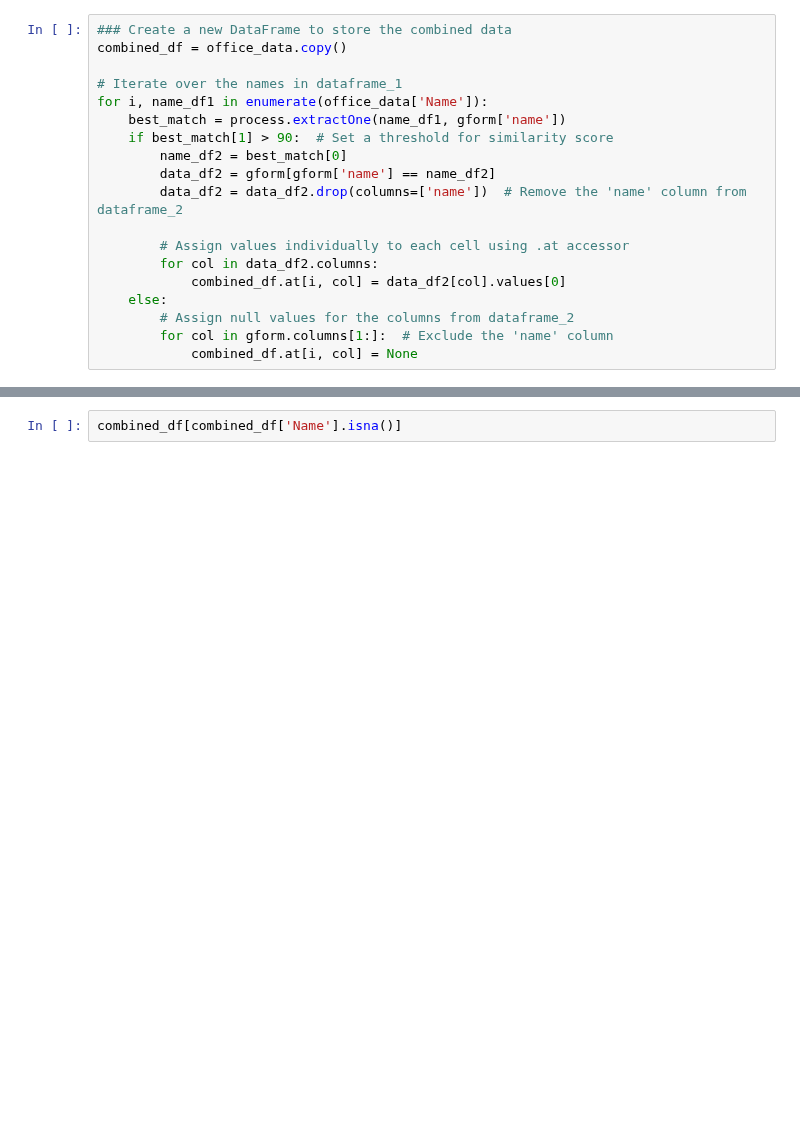
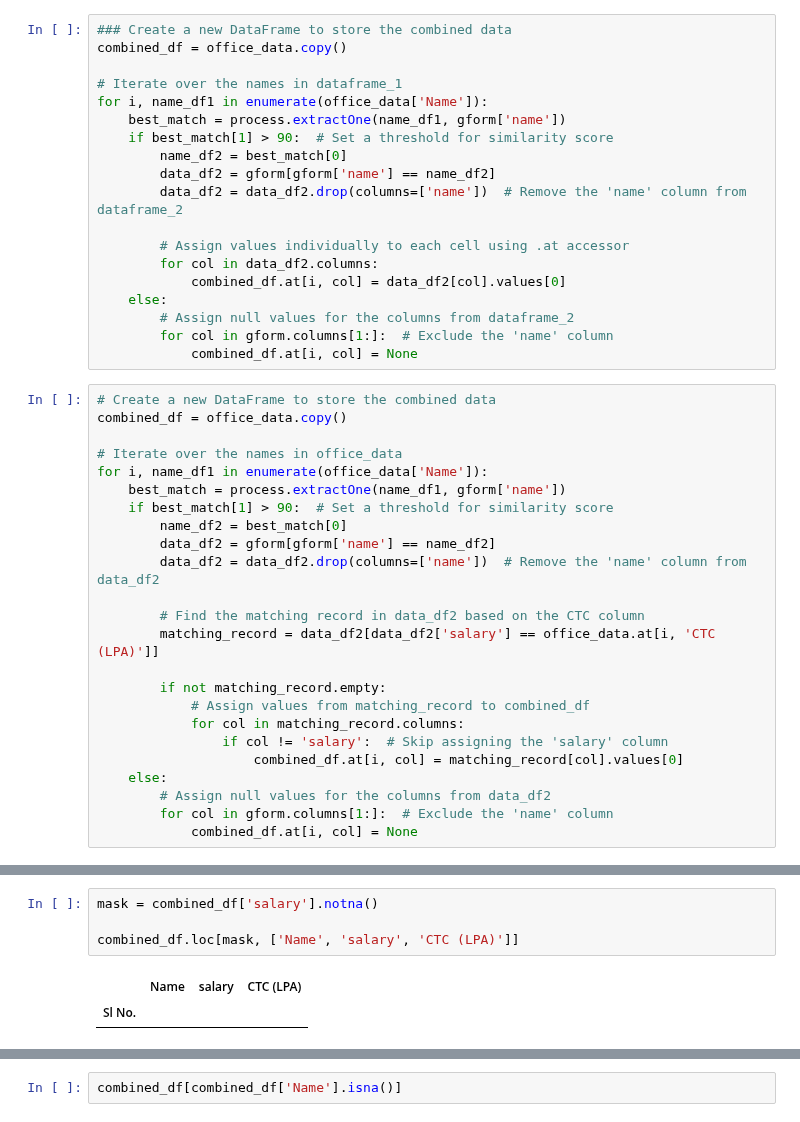
Before and after one commit to mubarakmayyeri/worth-machine-learning, a Jupyter notebook: 1_data_collection/1_data_collection.ipynb, the cells around one changed output, grey strips where cells are left out. Cells and saved outputs as stored; diff of their text form; blank space fills up the shorter version.

Commit message:
basic data cleaning on combined dataset

```diff
--- a/1_data_collection/1.1_data_collection.ipynb
+++ b/1_data_collection/1_data_collection.ipynb
@@ -144,6 +143,30 @@ for i, name_df1 in enumerate(office_data['Name']):
         # Assign null values for the columns from dataframe_2
         for col in gform.columns[1:]:  # Exclude the 'name' column
             combined_df.at[i, col] = None
+# %%
+# Create a new DataFrame to store the combined data
+combined_df = office_data.copy()
+
+# Iterate over the names in office_data
+for i, name_df1 in enumerate(office_data['Name']):
+    best_match = process.extractOne(name_df1, gform['name'])
+    if best_match[1] > 90:  # Set a threshold for similarity score
+        name_df2 = best_match[0]
+        data_df2 = gform[gform['name'] == name_df2]
+        data_df2 = data_df2.drop(columns=['name'])  # Remove the 'name' column from data_df2
+
+        # Find the matching record in data_df2 based on the CTC column
+        matching_record = data_df2[data_df2['salary'] == office_data.at[i, 'CTC (LPA)']]
+
+        if not matching_record.empty:
+            # Assign values from matching_record to combined_df
+            for col in matching_record.columns:
+                if col != 'salary':  # Skip assigning the 'salary' column
+                    combined_df.at[i, col] = matching_record[col].values[0]
+    else:
+        # Assign null values for the columns from data_df2
+        for col in gform.columns[1:]:  # Exclude the 'name' column
+            combined_df.at[i, col] = None
 # %%
 combined_df.head()
 # %% [output]
@@ -154,6 +177,13 @@ combined_df.head()
 | 3 | Mohammed Arshad | Web Development Using Python Django | BCK01 | Creative Panda | Node JS Developer | 2.40 | NaN | NaN | NaN | ... |
 | 4 | Muhammed Musthafa P | MERN Stack | BCK01 | - | Software Developer | - | NaN | NaN | NaN | ... |
 | 5 | Muhammed Shafeerali | Web Development Using Python Django | BCK01 | ActionFi | Software Engineer | 2.40 | NaN | NaN | NaN | ... |
+# %%
+mask = combined_df['salary'].notna()
+
+combined_df.loc[mask, ['Name', 'salary', 'CTC (LPA)']]
+# %% [output]
+|  | Name | salary | CTC (LPA) |
+| Sl No. |  |  |  |
 # %%
 combined_df.info()
 # %% [output]
```
Also changed, not shown: parts of 3 cells of this notebook, 1 other file.
